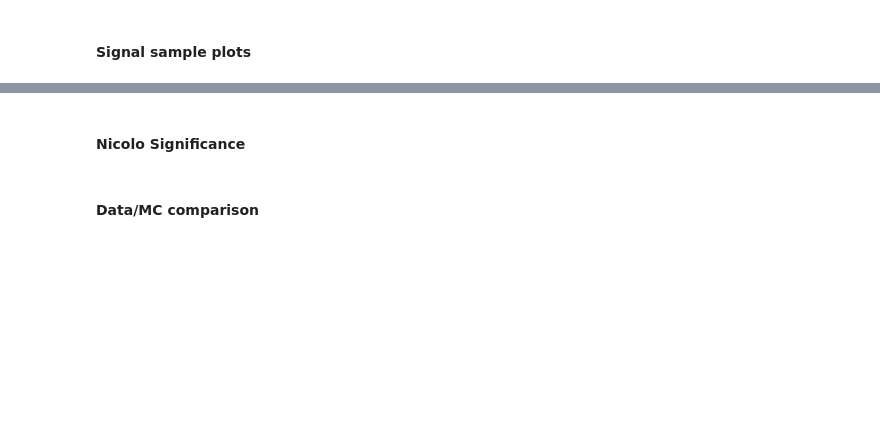
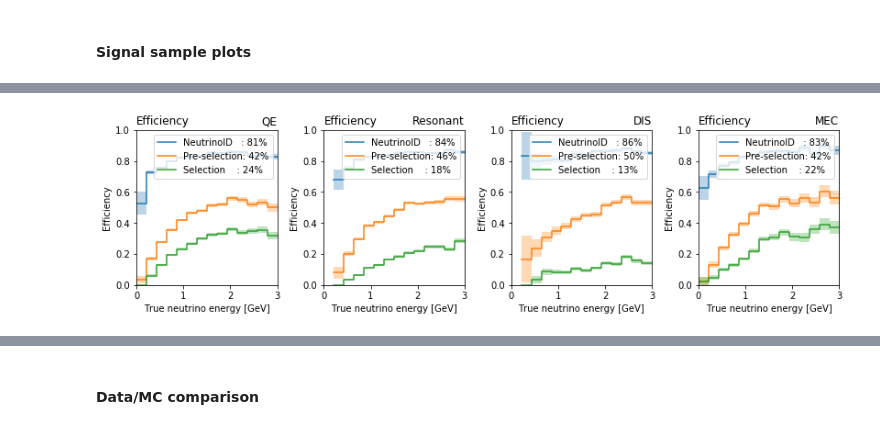
Before and after one commit to Wouter-VDP/nueccinc, a Jupyter notebook: NuePlots_Class.ipynb, the cells around one changed output, grey strips where cells are left out. Saved outputs shown, nothing was run; the diff lists cells and outputs as text; code cells hidden in the pictures; blank space fills up the shorter version.

```diff
--- a/NuePlots_Class.ipynb
+++ b/NuePlots_Class.ipynb
@@ -225,32 +280,34 @@ fig, axes = plt.subplots(ncols=4, figsize=(11.5, 3.3))
 for cat, ax in zip(cats, axes):
     for selector, lab in zip(selectors, labs):
         num = nue_frame.query(selector).query("interaction==@cat & nueccinc")[field]
         den = nue_mc[field][(nue_mc["interaction"] == cat) & nue_mc["nueccinc"] == 1]
 
         num_w = nue_frame.query(selector).query("interaction==@cat & nueccinc")[
             "weightSpline"
         ]
         den_w = nue_mc["weightSpline"][
             (nue_mc["interaction"] == cat) & nue_mc["nueccinc"] == 1
         ]
 
-        eff, unc_low, unc_up, edges = plothelp.efficiency_post(
+        eff, unc_low, unc_up, edges = plot_class.efficiency_post(
             num, den, num_w=num_w, den_w=den_w, n_bins=n_bins, x_min=x_min, x_max=x_max
         )
         ax.fill_between(edges, eff - unc_low, eff + unc_up, alpha=0.3, step="post")
         ax.step(
             edges,
             eff,
             where="post",
             label="{0:<13}: {1:.0f}%".format(lab, sum(num_w) / sum(den_w) * 100),
         )
-    ax.set_title(plot_dicts.int_labels[cat], loc="right")
+    ax.set_title(plotter.dicts.int_labels[cat], loc="right")
     ax.set_title("Efficiency", loc="left")
     ax.set_xlabel("True neutrino energy [GeV]")
     ax.set_ylabel("Efficiency")
     ax.set_ylim(0, 1)
     ax.set_xlim(x_min, x_max)
     ax.legend(loc="upper right")
 
 fig.tight_layout()
 fig.savefig(output_dir + "efficiency_int.pdf", bbox_inches="tight")
+# %% [output]
+[figure, added]
@@ -257,2 +314,0 @@ fig.savefig(output_dir + "efficiency_int.pdf", bbox_inches="tight")
-# %% [markdown]
-#### Nicolo Significance
```
Also changed, not shown: parts of 16 cells of this notebook, 10 other files.
